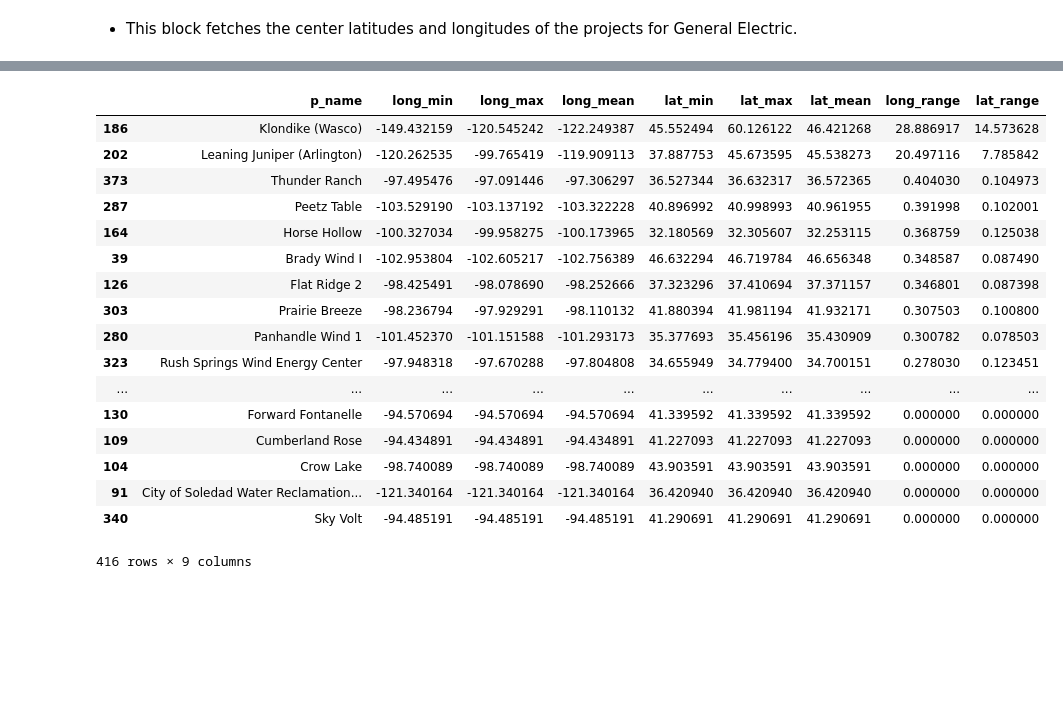
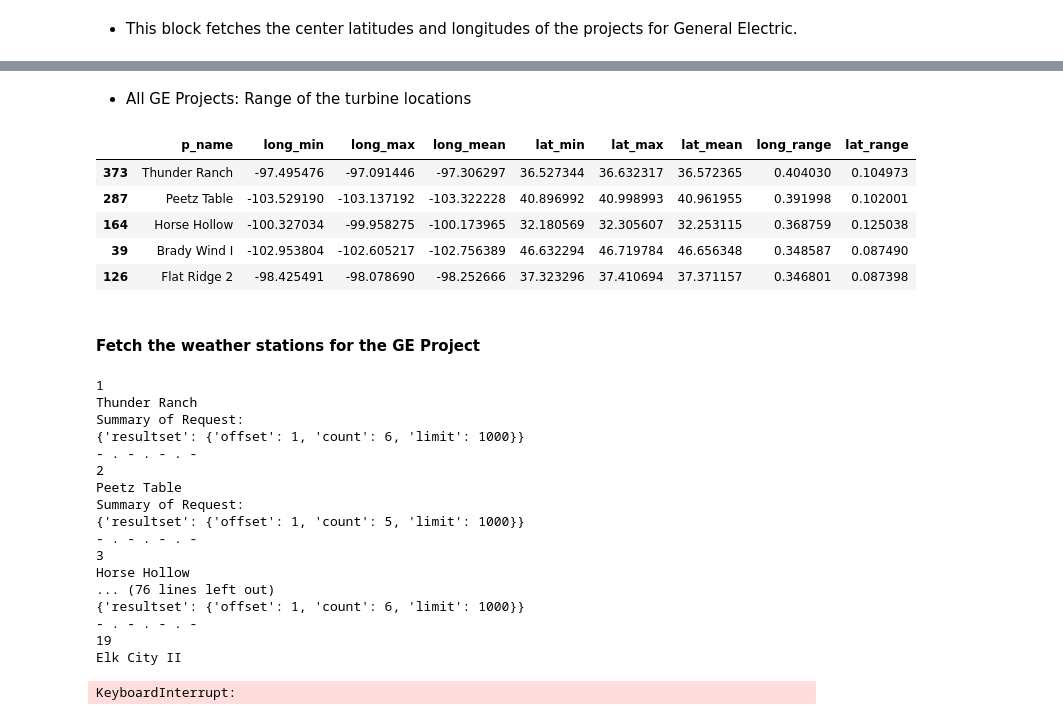
Before and after one commit to jonashan90/ge_capstone, a Jupyter notebook: 02 - Fetch Weather Data.ipynb, the cells around one changed output, grey strips where cells are left out. Saved outputs shown, nothing was run; the diff lists cells and outputs as text; code cells hidden in the pictures; blank space fills up the shorter version.

Commit message:
adding stations pull for turbine farms

```diff
--- a/02 - Fetch Weather Data.ipynb
+++ b/02 - Fetch Weather Data.ipynb
@@ -357,29 +349,59 @@ ge_projects_df
+# %% [markdown]
+* All GE Projects: Range of the turbine locations
 # %%
 usgs_data = pd.read_csv('./uswtdbCSV/uswtdb_v1_1_20180710.csv')
 usgs_ge_data = usgs_data[usgs_data["t_manu"] == "GE Wind"]
+usgs_ge_data = usgs_ge_data[(usgs_ge_data["case_id"] != 3064510) & (usgs_ge_data["case_id"] != 3064731)]
 ge_by_project_df = usgs_ge_data.groupby("p_name")[["xlong", "ylat"]].agg(["min", "max", "mean"])
 ge_by_project_df.reset_index(inplace=True)
 ge_by_project_df.columns = ["p_name", "long_min", "long_max", "long_mean", "lat_min", "lat_max", "lat_mean"]
 ge_by_project_df["long_range"] = ge_by_project_df["long_max"] - ge_by_project_df["long_min"]
 ge_by_project_df["lat_range"] = ge_by_project_df["lat_max"] - ge_by_project_df["lat_min"]
 ge_by_project_df.sort_values(by="long_range", axis=0, ascending=False, inplace=True)
-ge_by_project_df
+ge_by_project_df.head()
 # %% [output]
 |  | p_name | long_min | long_max | long_mean | lat_min | lat_max | lat_mean | long_range | lat_range |
-| 186 | Klondike (Wasco) | -149.432159 | -120.545242 | -122.249387 | 45.552494 | 60.126122 | 46.421268 | 28.886917 | 14.573628 |
-| 202 | Leaning Juniper (Arlington) | -120.262535 | -99.765419 | -119.909113 | 37.887753 | 45.673595 | 45.538273 | 20.497116 | 7.785842 |
 | 373 | Thunder Ranch | -97.495476 | -97.091446 | -97.306297 | 36.527344 | 36.632317 | 36.572365 | 0.404030 | 0.104973 |
 | 287 | Peetz Table | -103.529190 | -103.137192 | -103.322228 | 40.896992 | 40.998993 | 40.961955 | 0.391998 | 0.102001 |
 | 164 | Horse Hollow | -100.327034 | -99.958275 | -100.173965 | 32.180569 | 32.305607 | 32.253115 | 0.368759 | 0.125038 |
 | 39 | Brady Wind I | -102.953804 | -102.605217 | -102.756389 | 46.632294 | 46.719784 | 46.656348 | 0.348587 | 0.087490 |
 | 126 | Flat Ridge 2 | -98.425491 | -98.078690 | -98.252666 | 37.323296 | 37.410694 | 37.371157 | 0.346801 | 0.087398 |
-| 303 | Prairie Breeze | -98.236794 | -97.929291 | -98.110132 | 41.880394 | 41.981194 | 41.932171 | 0.307503 | 0.100800 |
-| 280 | Panhandle Wind 1 | -101.452370 | -101.151588 | -101.293173 | 35.377693 | 35.456196 | 35.430909 | 0.300782 | 0.078503 |
-| 323 | Rush Springs Wind Energy Center | -97.948318 | -97.670288 | -97.804808 | 34.655949 | 34.779400 | 34.700151 | 0.278030 | 0.123451 |
-| ... | ... | ... | ... | ... | ... | ... | ... | ... | ... |
-| 130 | Forward Fontanelle | -94.570694 | -94.570694 | -94.570694 | 41.339592 | 41.339592 | 41.339592 | 0.000000 | 0.000000 |
-| 109 | Cumberland Rose | -94.434891 | -94.434891 | -94.434891 | 41.227093 | 41.227093 | 41.227093 | 0.000000 | 0.000000 |
-| 104 | Crow Lake | -98.740089 | -98.740089 | -98.740089 | 43.903591 | 43.903591 | 43.903591 | 0.000000 | 0.000000 |
-| 91 | City of Soledad Water Reclamation... | -121.340164 | -121.340164 | -121.340164 | 36.420940 | 36.420940 | 36.420940 | 0.000000 | 0.000000 |
-| 340 | Sky Volt | -94.485191 | -94.485191 | -94.485191 | 41.290691 | 41.290691 | 41.290691 | 0.000000 | 0.000000 |
-416 rows × 9 columns
+# %% [markdown]
+#### Fetch the weather stations for the GE Project
+# %%
+all_project_stations = pd.DataFrame()
+count = 0
+for index, row in ge_by_project_df.iterrows():
+    count += 1
+    print(count)
+    print(row['p_name'])
+    lat_center = row['lat_mean']
+    long_center = row['long_mean']
+    project_stations = get_weather_stations(lat_center, long_center, square_diagonal = 0.2, top_n = 5)
+    project_stations['query_long'] = long_center
+    project_stations['query_lat'] = lat_center
+    #print(project_stations)
+    project_stations['dist_from_center'] = np.sqrt((project_stations['query_lat'] - project_stations['latitude'])**2 + (project_stations['query_long'] - project_stations['longitude'])**2)
+    project_stations = project_stations.sort_values('dist_from_center').reset_index()
+    project_stations = project_stations.loc[0:2]
+    project_stations['p_name'] = row['p_name']
+    all_project_stations = all_project_stations.append(project_stations)
+# %% [output]
+1
+Thunder Ranch
+Summary of Request:
+{'resultset': {'offset': 1, 'count': 6, 'limit': 1000}}
+- . - . - . -
+2
+Peetz Table
+Summary of Request:
+{'resultset': {'offset': 1, 'count': 5, 'limit': 1000}}
+- . - . - . -
+3
+Horse Hollow
+... (76 lines left out)
+{'resultset': {'offset': 1, 'count': 6, 'limit': 1000}}
+- . - . - . -
+19
+Elk City II
+KeyboardInterrupt:
```
Also changed, not shown: parts of 17 cells of this notebook.
